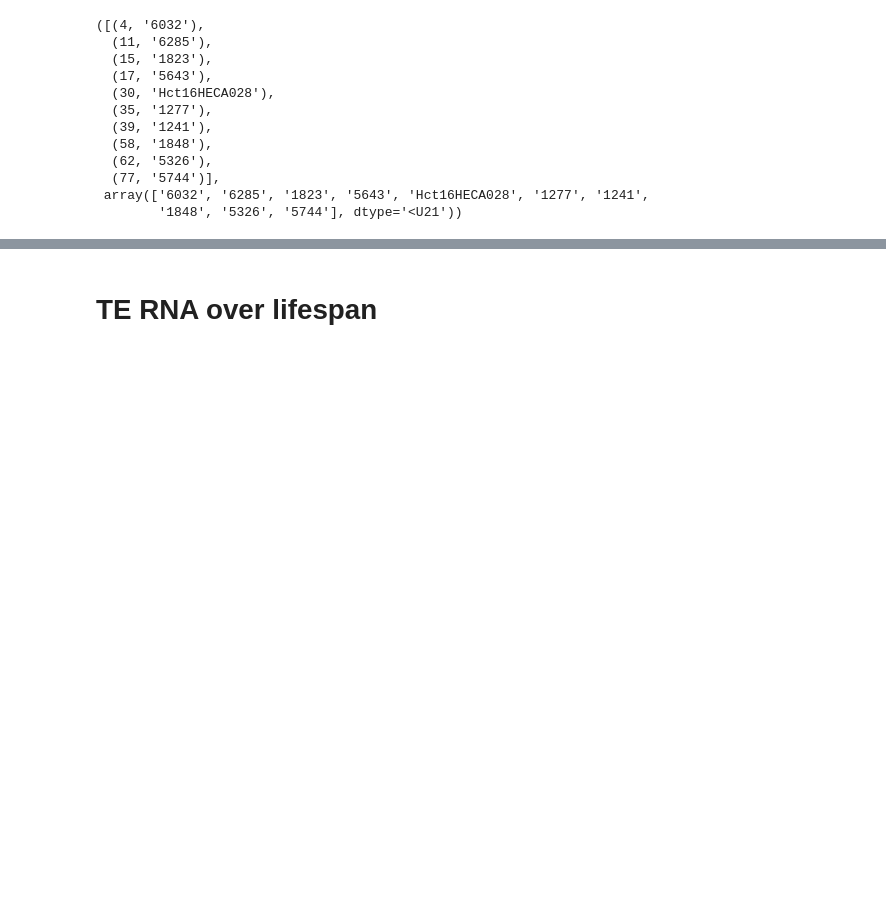
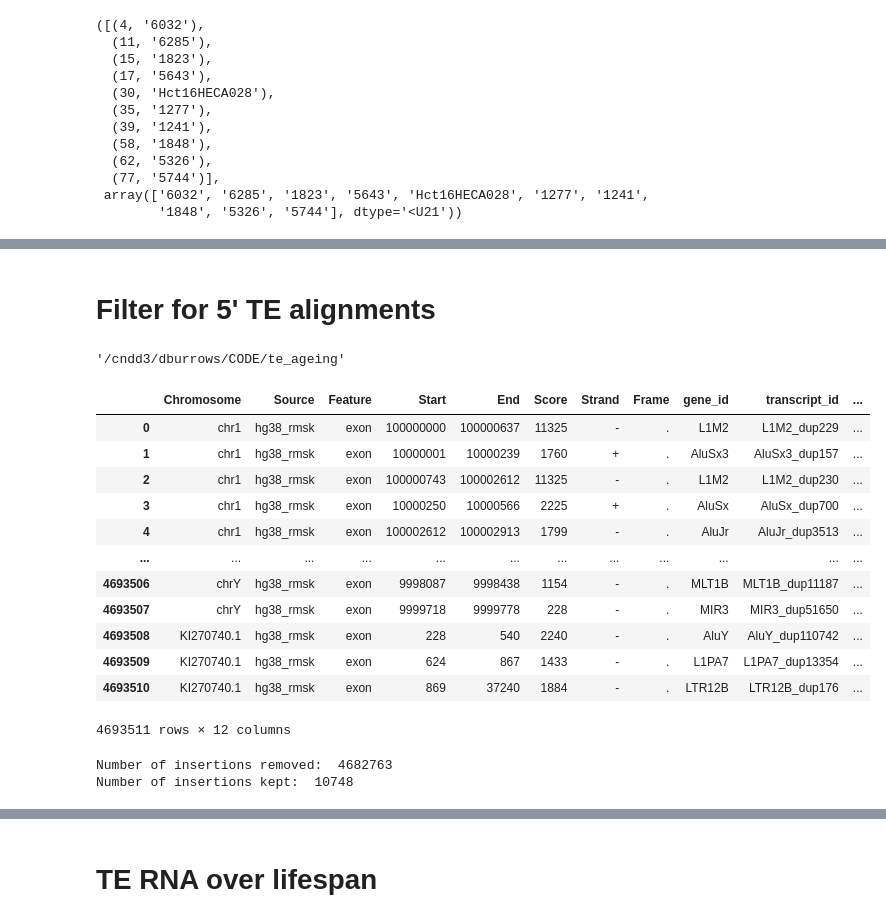
Before and after one commit to dmnburrows/line1_ageing, a Jupyter notebook: te_rna.ipynb, the cells around one changed output, grey strips where cells are left out. Saved outputs shown, nothing was run; the diff lists cells and outputs as text; code cells hidden in the pictures; blank space fills up the shorter version.

Commit message:
designing five prime end filtering scripts

```diff
--- a/te_rna.ipynb
+++ b/te_rna.ipynb
@@ -106,3 +87,38 @@ male_GABA_df
 | 17 | 1848 | GABA | 5.2 | 7.8 | 11/29/2021 | 6 | University of Maryland Brain and ... | ... |
 | 54 | 5326 | GABA | 4.3 | 7.3 | 2/9/2022 | 13 | University of Maryland Brain and ... | ... |
 | 72 | 5744 | GABA | 3.4 | 9.5 | 3/25/2022 | 20 | Human Brain and Spinal Fluid Reso... | ... |
+# %% [markdown]
+# Filter for 5' TE alignments
+# %%
+#REMOVE TRUNCATED INSERTIONS
+
+# load gtf file
+prac1 = pr.read_gtf('rmsk.hg38.gtf', as_df=True)
+# %% [output]
+'/cndd3/dburrows/CODE/te_ageing'
+# %%
+prac1 = pr.read_gtf('rmsk.hg38.gtf', as_df=True)
+prac1
+# %% [output]
+|  | Chromosome | Source | Feature | Start | End | Score | Strand | Frame | gene_id | transcript_id | ... |
+| 0 | chr1 | hg38_rmsk | exon | 100000000 | 100000637 | 11325 | - | . | L1M2 | L1M2_dup229 | ... |
+| 1 | chr1 | hg38_rmsk | exon | 10000001 | 10000239 | 1760 | + | . | AluSx3 | AluSx3_dup157 | ... |
+| 2 | chr1 | hg38_rmsk | exon | 100000743 | 100002612 | 11325 | - | . | L1M2 | L1M2_dup230 | ... |
+| 3 | chr1 | hg38_rmsk | exon | 10000250 | 10000566 | 2225 | + | . | AluSx | AluSx_dup700 | ... |
+| 4 | chr1 | hg38_rmsk | exon | 100002612 | 100002913 | 1799 | - | . | AluJr | AluJr_dup3513 | ... |
+| ... | ... | ... | ... | ... | ... | ... | ... | ... | ... | ... | ... |
+| 4693506 | chrY | hg38_rmsk | exon | 9998087 | 9998438 | 1154 | - | . | MLT1B | MLT1B_dup11187 | ... |
+| 4693507 | chrY | hg38_rmsk | exon | 9999718 | 9999778 | 228 | - | . | MIR3 | MIR3_dup51650 | ... |
+| 4693508 | KI270740.1 | hg38_rmsk | exon | 228 | 540 | 2240 | - | . | AluY | AluY_dup110742 | ... |
+| 4693509 | KI270740.1 | hg38_rmsk | exon | 624 | 867 | 1433 | - | . | L1PA7 | L1PA7_dup13354 | ... |
+| 4693510 | KI270740.1 | hg38_rmsk | exon | 869 | 37240 | 1884 | - | . | LTR12B | LTR12B_dup176 | ... |
+4693511 rows × 12 columns
+# %%
+#Calculate the size of each insertion
+min_size = 5500
+index = (prac1['End'] - prac1['Start'])>min_size
+print('Number of insertions removed: ', len(prac1) - len(prac1[index]))
+print('Number of insertions kept: ', len(prac1[index]))
+# %% [output]
+Number of insertions removed:  4682763
+Number of insertions kept:  10748
```
Also changed, not shown: parts of 6 cells of this notebook, 2 other files.
